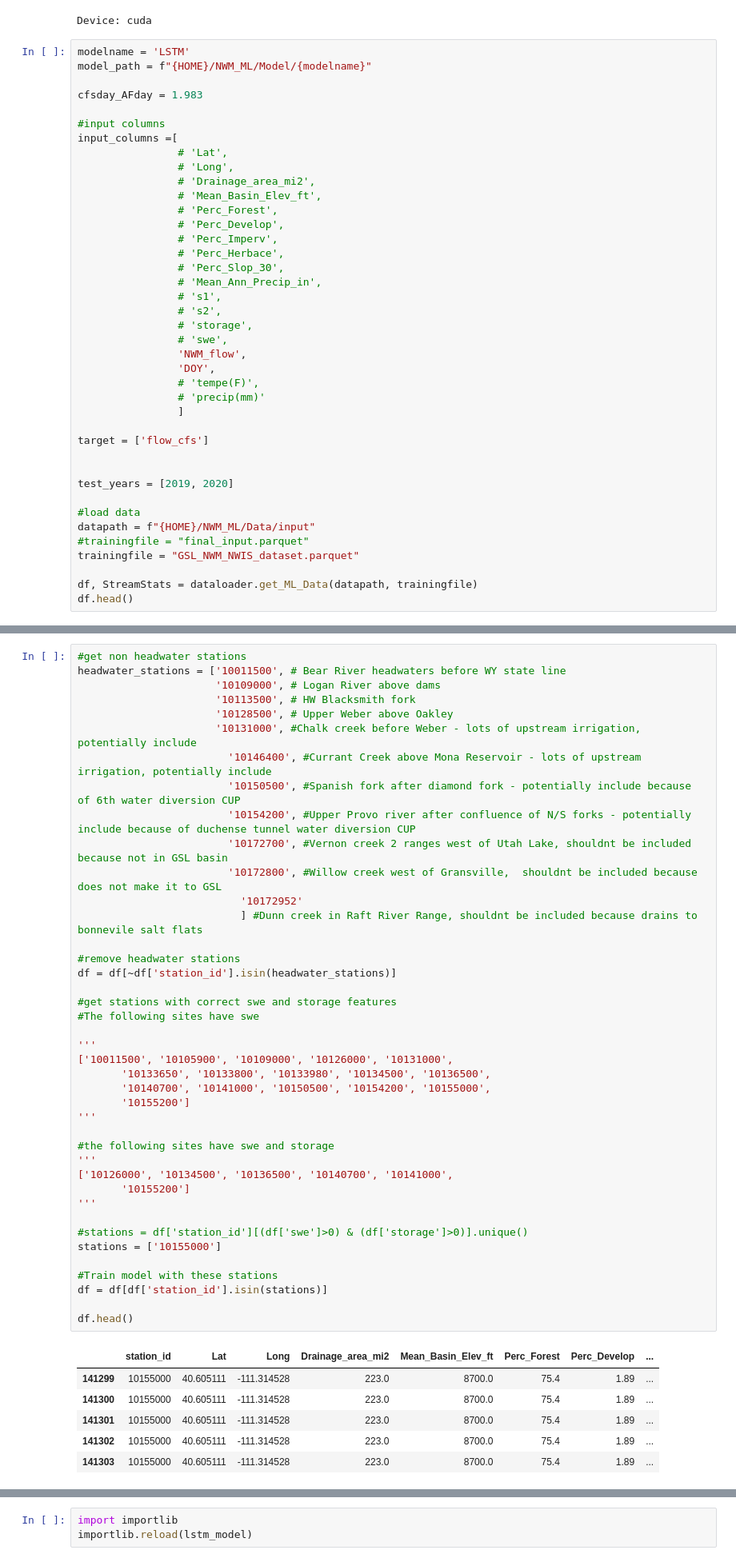
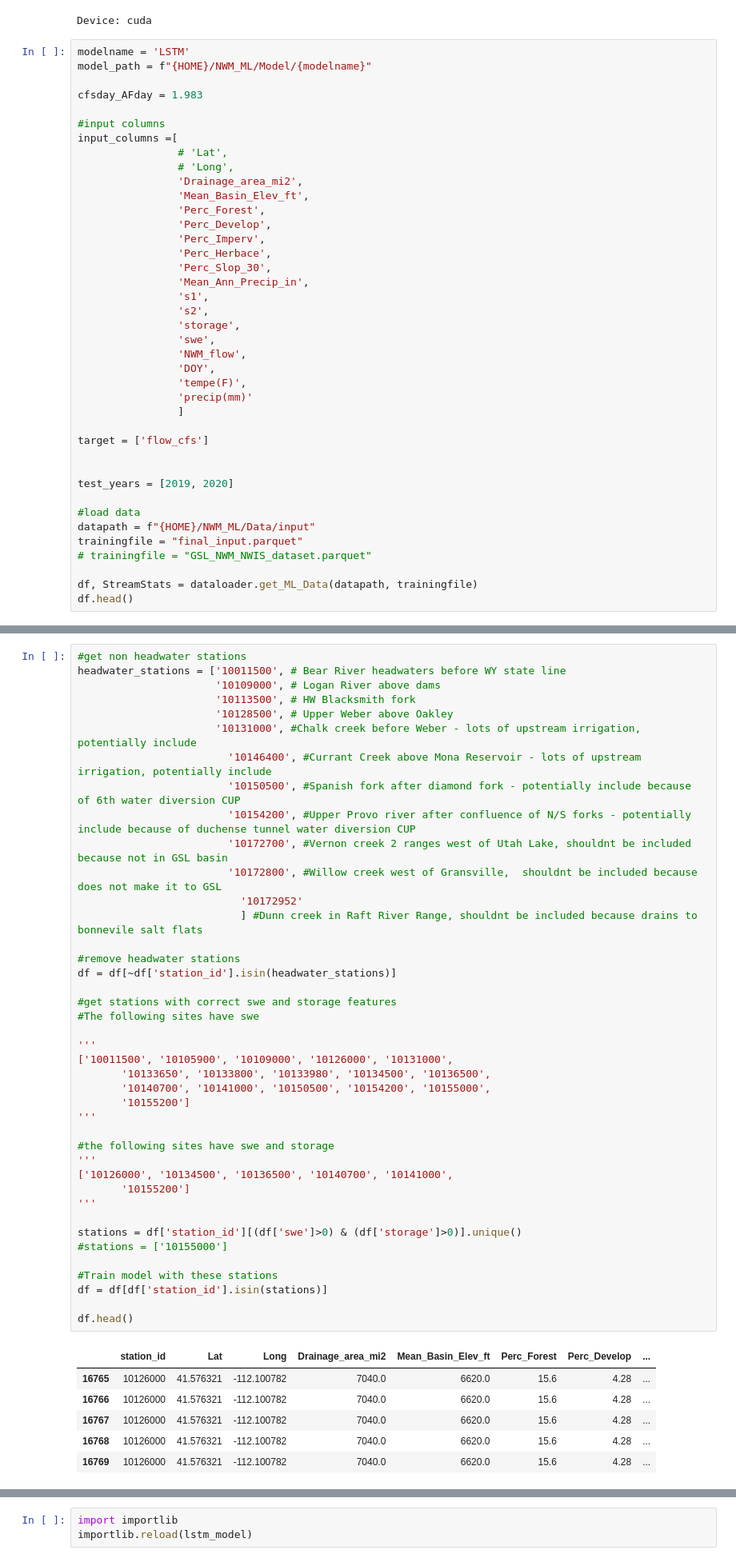
Before and after one commit to whitelightning450/NWM_ML, a Jupyter notebook: RJ/ModelDevelopment/lstm.ipynb, the cells around one changed output, grey strips where cells are left out. Shown: that part at 80% size. Saved outputs shown, nothing was run; the diff lists cells and outputs as text.

```diff
--- a/RJ/ModelDevelopment/lstm.ipynb
+++ b/RJ/ModelDevelopment/lstm.ipynb
@@ -30,22 +30,22 @@ cfsday_AFday = 1.983
 input_columns =[
                 # 'Lat',
                 # 'Long',
-                # 'Drainage_area_mi2',
-                # 'Mean_Basin_Elev_ft',
-                # 'Perc_Forest',
-                # 'Perc_Develop',
-                # 'Perc_Imperv',
-                # 'Perc_Herbace',
-                # 'Perc_Slop_30',
-                # 'Mean_Ann_Precip_in',
-                # 's1',
-                # 's2',
-                # 'storage',
-                # 'swe',
+                'Drainage_area_mi2',
+                'Mean_Basin_Elev_ft',
+                'Perc_Forest',
+                'Perc_Develop',
+                'Perc_Imperv',
+                'Perc_Herbace',
+                'Perc_Slop_30',
+                'Mean_Ann_Precip_in',
+                's1',
+                's2',
+                'storage',
+                'swe',
                 'NWM_flow',
                 'DOY',
-                # 'tempe(F)',
-                # 'precip(mm)'
+                'tempe(F)',
+                'precip(mm)'
                 ]
 
 target = ['flow_cfs']
@@ -55,8 +55,8 @@ test_years = [2019, 2020]
 
 #load data
 datapath = f"{HOME}/NWM_ML/Data/input"
-#trainingfile = "final_input.parquet"
-trainingfile = "GSL_NWM_NWIS_dataset.parquet"
+trainingfile = "final_input.parquet"
+# trainingfile = "GSL_NWM_NWIS_dataset.parquet"
 
 df, StreamStats = dataloader.get_ML_Data(datapath, trainingfile)
 df.head()
@@ -102,37 +104,37 @@ headwater_stations = ['10011500', # Bear River headwaters before WY state line
                         '10172800', #Willow creek west of Gransville,  shouldnt be included because does not make it to GSL
                           '10172952'
                           ] #Dunn creek in Raft River Range, shouldnt be included because drains to bonnevile salt flats
 
 #remove headwater stations
 df = df[~df['station_id'].isin(headwater_stations)]
 
 #get stations with correct swe and storage features
 #The following sites have swe
 
 '''
 ['10011500', '10105900', '10109000', '10126000', '10131000',
        '10133650', '10133800', '10133980', '10134500', '10136500',
        '10140700', '10141000', '10150500', '10154200', '10155000',
        '10155200']
 '''
 
 #the following sites have swe and storage
 '''
 ['10126000', '10134500', '10136500', '10140700', '10141000',
        '10155200']
 '''
 
-#stations = df['station_id'][(df['swe']>0) & (df['storage']>0)].unique()
-stations = ['10155000']
+stations = df['station_id'][(df['swe']>0) & (df['storage']>0)].unique()
+#stations = ['10155000']
 
 #Train model with these stations
 df = df[df['station_id'].isin(stations)]
 
 df.head()
 # %% [output]
 |  | station_id | Lat | Long | Drainage_area_mi2 | Mean_Basin_Elev_ft | Perc_Forest | Perc_Develop | ... |
-| 141299 | 10155000 | 40.605111 | -111.314528 | 223.0 | 8700.0 | 75.4 | 1.89 | ... |
-| 141300 | 10155000 | 40.605111 | -111.314528 | 223.0 | 8700.0 | 75.4 | 1.89 | ... |
-| 141301 | 10155000 | 40.605111 | -111.314528 | 223.0 | 8700.0 | 75.4 | 1.89 | ... |
-| 141302 | 10155000 | 40.605111 | -111.314528 | 223.0 | 8700.0 | 75.4 | 1.89 | ... |
-| 141303 | 10155000 | 40.605111 | -111.314528 | 223.0 | 8700.0 | 75.4 | 1.89 | ... |
+| 16765 | 10126000 | 41.576321 | -112.100782 | 7040.0 | 6620.0 | 15.6 | 4.28 | ... |
+| 16766 | 10126000 | 41.576321 | -112.100782 | 7040.0 | 6620.0 | 15.6 | 4.28 | ... |
+| 16767 | 10126000 | 41.576321 | -112.100782 | 7040.0 | 6620.0 | 15.6 | 4.28 | ... |
+| 16768 | 10126000 | 41.576321 | -112.100782 | 7040.0 | 6620.0 | 15.6 | 4.28 | ... |
+| 16769 | 10126000 | 41.576321 | -112.100782 | 7040.0 | 6620.0 | 15.6 | 4.28 | ... |
```
Also changed, not shown: parts of 5 cells of this notebook, 5 other files.
